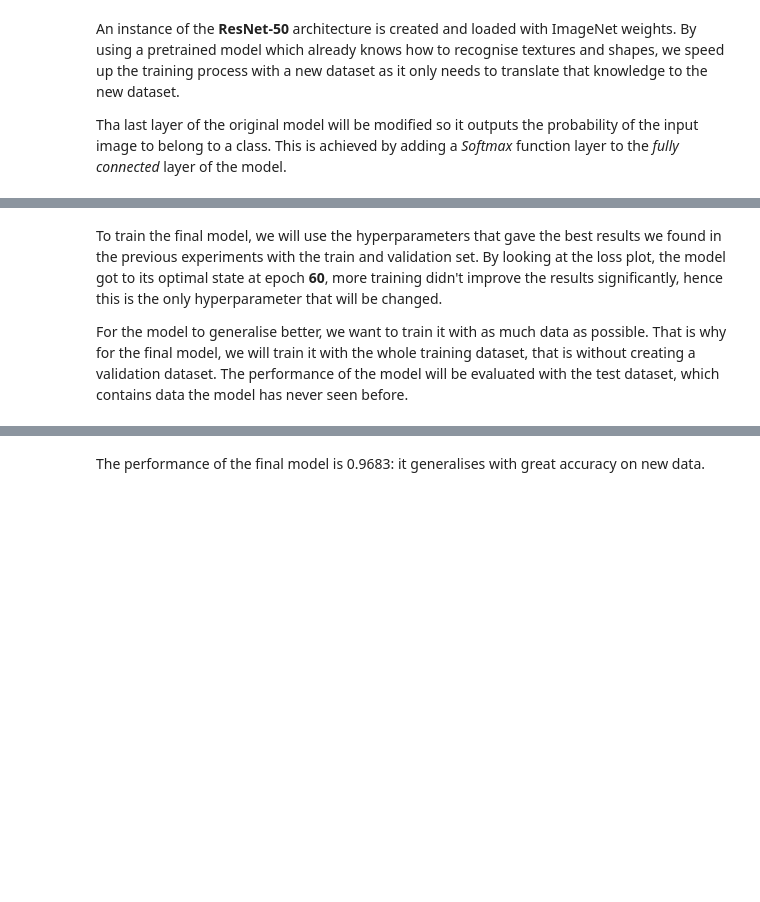
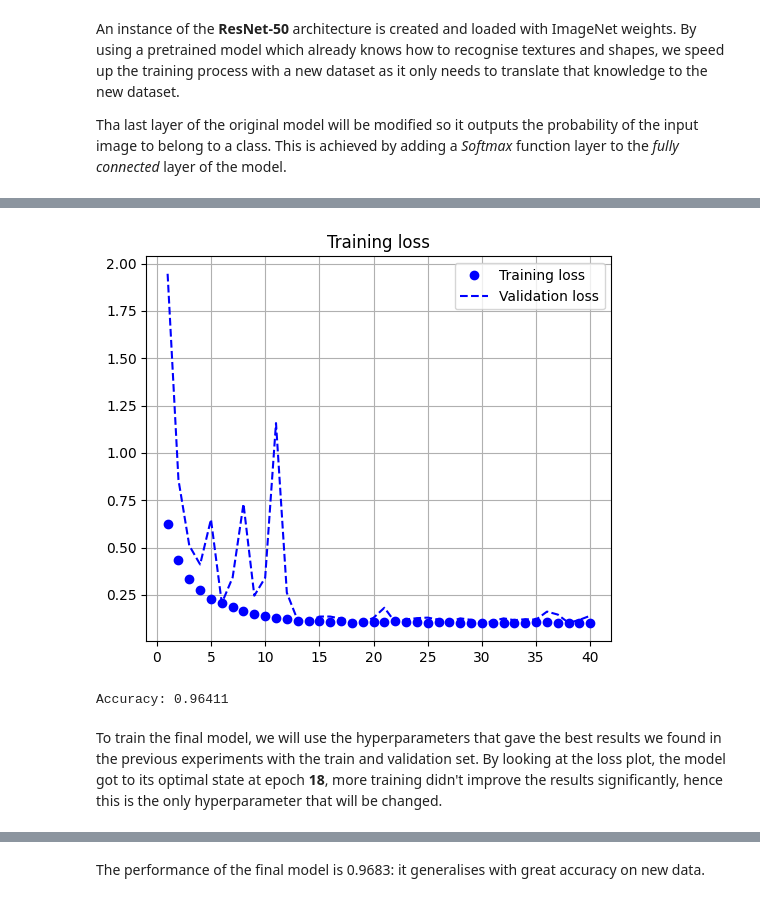
Before and after one commit to DiegoMont/deep-learning-research, a Jupyter notebook: image-classification/eurosat-resnet.ipynb, the cells around one changed output, grey strips where cells are left out. Saved outputs shown, nothing was run; the diff lists cells and outputs as text; code cells hidden in the pictures; blank space fills up the shorter version.

```diff
--- a/image-classification/eurosat-resnet.ipynb
+++ b/image-classification/eurosat-resnet.ipynb
@@ -168,4 +161,10 @@ Accuracy: 0.95879
+# %%
+for param in classifier.parameters():
+    param.requires_grad_(True)
+train(classifier, epochs=40, lr=0.001, weight_decay=0.001)
+print_model_performance(classifier, validationset)
+# %% [output]
+[figure, added]
+Accuracy: 0.96411
 # %% [markdown]
-To train the final model, we will use the hyperparameters that gave the best results we found in the previous experiments with the train and validation set. By looking at the loss plot, the model got to its optimal state at epoch **60**, more training didn't improve the results significantly, hence this is the only hyperparameter that will be changed.
-
-For the model to generalise better, we want to train it with as much data as possible. That is why for the final model, we will train it with the whole training dataset, that is without creating a validation dataset. The performance of the model will be evaluated with the test dataset, which contains data the model has never seen before.
+To train the final model, we will use the hyperparameters that gave the best results we found in the previous experiments with the train and validation set. By looking at the loss plot, the model got to its optimal state at epoch **18**, more training didn't improve the results significantly, hence this is the only hyperparameter that will be changed.
```
Also changed, not shown: parts of 16 cells of this notebook, 1 other file.
